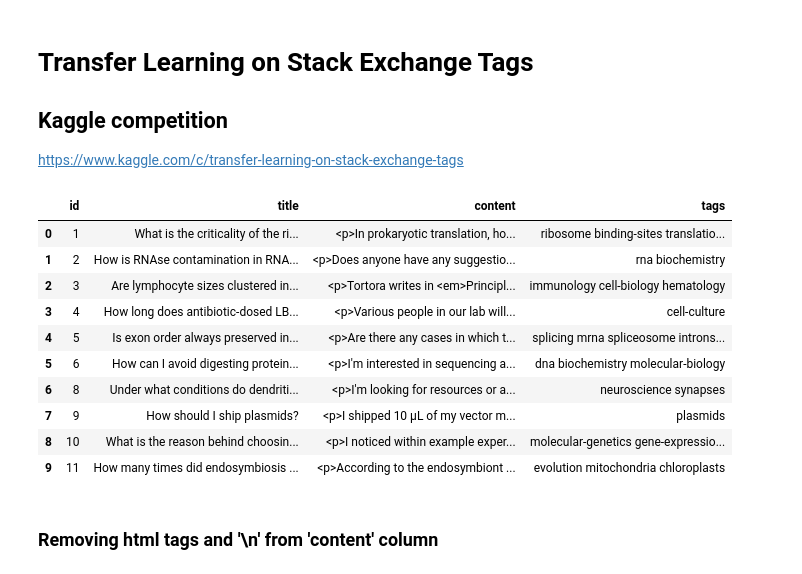
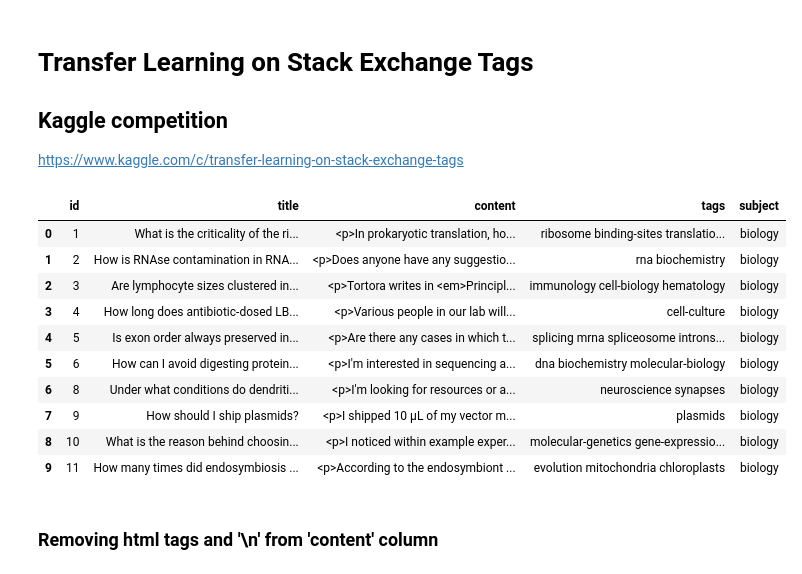
Before and after one commit to paulobueno/tags, a Jupyter notebook: V1_TAGS.ipynb, the cells around one changed output. Drawn from its saved outputs; the diff is of its cells as text; code cells hidden in the pictures.

```diff
--- a/V1_TAGS.ipynb
+++ b/V1_TAGS.ipynb
@@ -11,26 +16,28 @@ import csv
 # %%
 dataframe_1 = pd.DataFrame()
 data_list = ['biology', 'cooking', 'crypto', 'diy', 'robotics', 'travel']
 pd.set_option('max_colwidth', 800)
 
 for theme in data_list:
     path = "dados/" + theme + ".csv"
-    x = pd.read_csv(path)
+    #x = pd.read_csv(path)
+    x = pd.DataFrame(pd.read_csv(path))
+    x['subject'] = theme
     dataframe_1 = dataframe_1.append(x)
 
 dataframe_1.head(10)
 # %% [output]
-|  | id | title | content | tags |
-| 0 | 1 | What is the criticality of the ri... | <p>In prokaryotic translation, ho... | ribosome binding-sites translatio... |
-| 1 | 2 | How is RNAse contamination in RNA... | <p>Does anyone have any suggestio... | rna biochemistry |
-| 2 | 3 | Are lymphocyte sizes clustered in... | <p>Tortora writes in <em>Principl... | immunology cell-biology hematology |
-| 3 | 4 | How long does antibiotic-dosed LB... | <p>Various people in our lab will... | cell-culture |
-| 4 | 5 | Is exon order always preserved in... | <p>Are there any cases in which t... | splicing mrna spliceosome introns... |
-| 5 | 6 | How can I avoid digesting protein... | <p>I'm interested in sequencing a... | dna biochemistry molecular-biology |
-| 6 | 8 | Under what conditions do dendriti... | <p>I'm looking for resources or a... | neuroscience synapses |
-| 7 | 9 | How should I ship plasmids? | <p>I shipped 10 µL of my vector m... | plasmids |
-| 8 | 10 | What is the reason behind choosin... | <p>I noticed within example exper... | molecular-genetics gene-expressio... |
-| 9 | 11 | How many times did endosymbiosis ... | <p>According to the endosymbiont ... | evolution mitochondria chloroplasts |
+|  | id | title | content | tags | subject |
+| 0 | 1 | What is the criticality of the ri... | <p>In prokaryotic translation, ho... | ribosome binding-sites translatio... | biology |
+| 1 | 2 | How is RNAse contamination in RNA... | <p>Does anyone have any suggestio... | rna biochemistry | biology |
+| 2 | 3 | Are lymphocyte sizes clustered in... | <p>Tortora writes in <em>Principl... | immunology cell-biology hematology | biology |
+| 3 | 4 | How long does antibiotic-dosed LB... | <p>Various people in our lab will... | cell-culture | biology |
+| 4 | 5 | Is exon order always preserved in... | <p>Are there any cases in which t... | splicing mrna spliceosome introns... | biology |
+| 5 | 6 | How can I avoid digesting protein... | <p>I'm interested in sequencing a... | dna biochemistry molecular-biology | biology |
+| 6 | 8 | Under what conditions do dendriti... | <p>I'm looking for resources or a... | neuroscience synapses | biology |
+| 7 | 9 | How should I ship plasmids? | <p>I shipped 10 µL of my vector m... | plasmids | biology |
+| 8 | 10 | What is the reason behind choosin... | <p>I noticed within example exper... | molecular-genetics gene-expressio... | biology |
+| 9 | 11 | How many times did endosymbiosis ... | <p>According to the endosymbiont ... | evolution mitochondria chloroplasts | biology |
 # %% [markdown]
 ### Removing html tags and '\n' from 'content' column
 # %%
```
Also changed, not shown: parts of 39 cells of this notebook, 1 other file.
